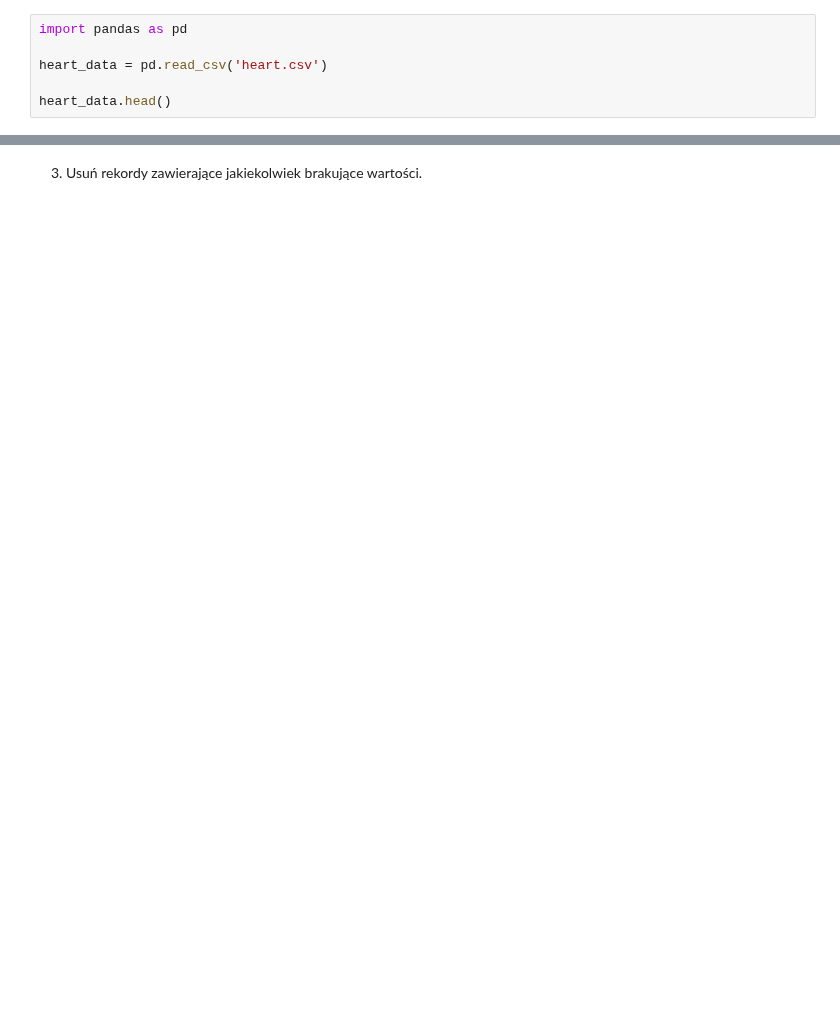
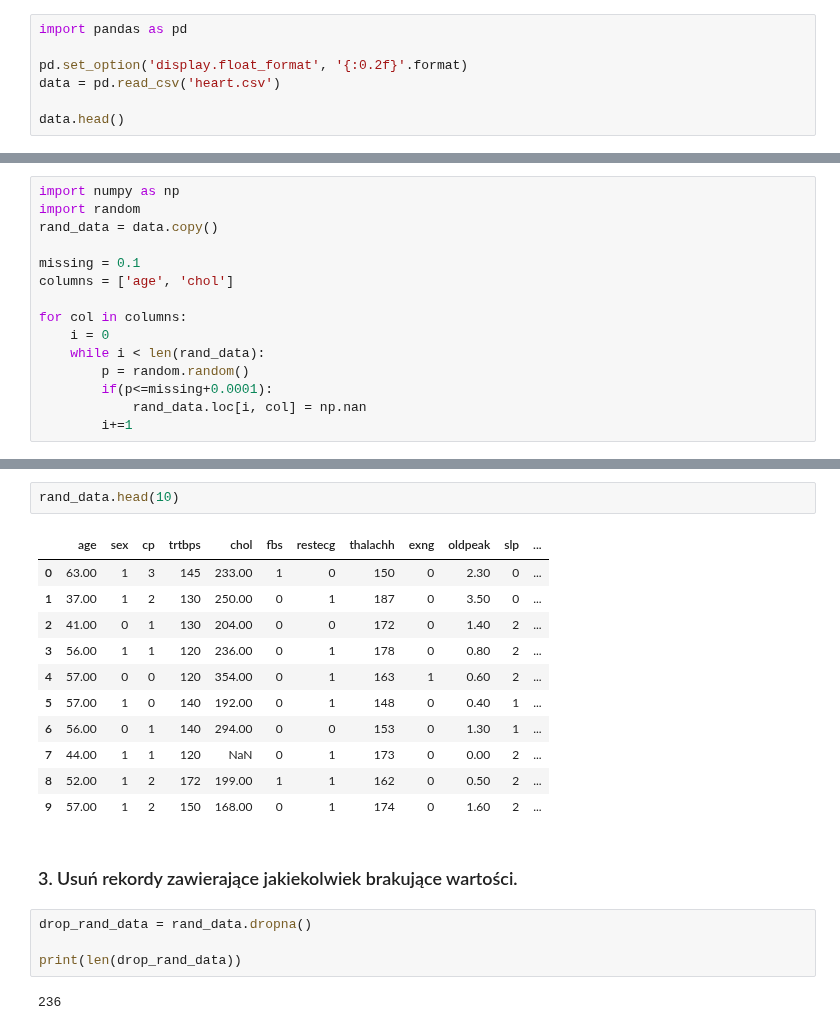
Before and after one commit to Remko23/Data-Science-Club, a Jupyter notebook: Data Imputation/imputation.ipynb, the cells around one changed output, grey strips where cells are left out. Drawn from its saved outputs; the diff is of its cells as text; blank space fills up the shorter version.

```diff
--- a/Data Imputation/imputation.ipynb
+++ b/Data Imputation/imputation.ipynb
@@ -3,8 +3,9 @@
 # %%
 import pandas as pd
 
-heart_data = pd.read_csv('heart.csv')
+pd.set_option('display.float_format', '{:0.2f}'.format)
+data = pd.read_csv('heart.csv')
 
-heart_data.head()
+data.head()
 # %% [output]
 |  | age | sex | cp | trtbps | chol | fbs | restecg | thalachh | exng | oldpeak | slp | ... |
@@ -17,0 +69,15 @@ heart_data.head()
+# %%
+import numpy as np
+import random
+rand_data = data.copy()
+
+missing = 0.1
+columns = ['age', 'chol']
+
+for col in columns:
+    i = 0
+    while i < len(rand_data):
+        p = random.random()
+        if(p<=missing+0.0001):
+            rand_data.loc[i, col] = np.nan
+        i+=1
@@ -18,2 +102,22 @@ heart_data.head()
+# %%
+rand_data.head(10)
+# %% [output]
+|  | age | sex | cp | trtbps | chol | fbs | restecg | thalachh | exng | oldpeak | slp | ... |
+| 0 | 63.00 | 1 | 3 | 145 | 233.00 | 1 | 0 | 150 | 0 | 2.30 | 0 | ... |
+| 1 | 37.00 | 1 | 2 | 130 | 250.00 | 0 | 1 | 187 | 0 | 3.50 | 0 | ... |
+| 2 | 41.00 | 0 | 1 | 130 | 204.00 | 0 | 0 | 172 | 0 | 1.40 | 2 | ... |
+| 3 | 56.00 | 1 | 1 | 120 | 236.00 | 0 | 1 | 178 | 0 | 0.80 | 2 | ... |
+| 4 | 57.00 | 0 | 0 | 120 | 354.00 | 0 | 1 | 163 | 1 | 0.60 | 2 | ... |
+| 5 | 57.00 | 1 | 0 | 140 | 192.00 | 0 | 1 | 148 | 0 | 0.40 | 1 | ... |
+| 6 | 56.00 | 0 | 1 | 140 | 294.00 | 0 | 0 | 153 | 0 | 1.30 | 1 | ... |
+| 7 | 44.00 | 1 | 1 | 120 | NaN | 0 | 1 | 173 | 0 | 0.00 | 2 | ... |
+| 8 | 52.00 | 1 | 2 | 172 | 199.00 | 1 | 1 | 162 | 0 | 0.50 | 2 | ... |
+| 9 | 57.00 | 1 | 2 | 150 | 168.00 | 0 | 1 | 174 | 0 | 1.60 | 2 | ... |
 # %% [markdown]
-3. Usuń rekordy zawierające jakiekolwiek brakujące wartości.
+### 3. Usuń rekordy zawierające jakiekolwiek brakujące wartości.
+# %%
+drop_rand_data = rand_data.dropna()
+
+print(len(drop_rand_data))
+# %% [output]
+236
```
Also changed, not shown: parts of 28 cells of this notebook.
